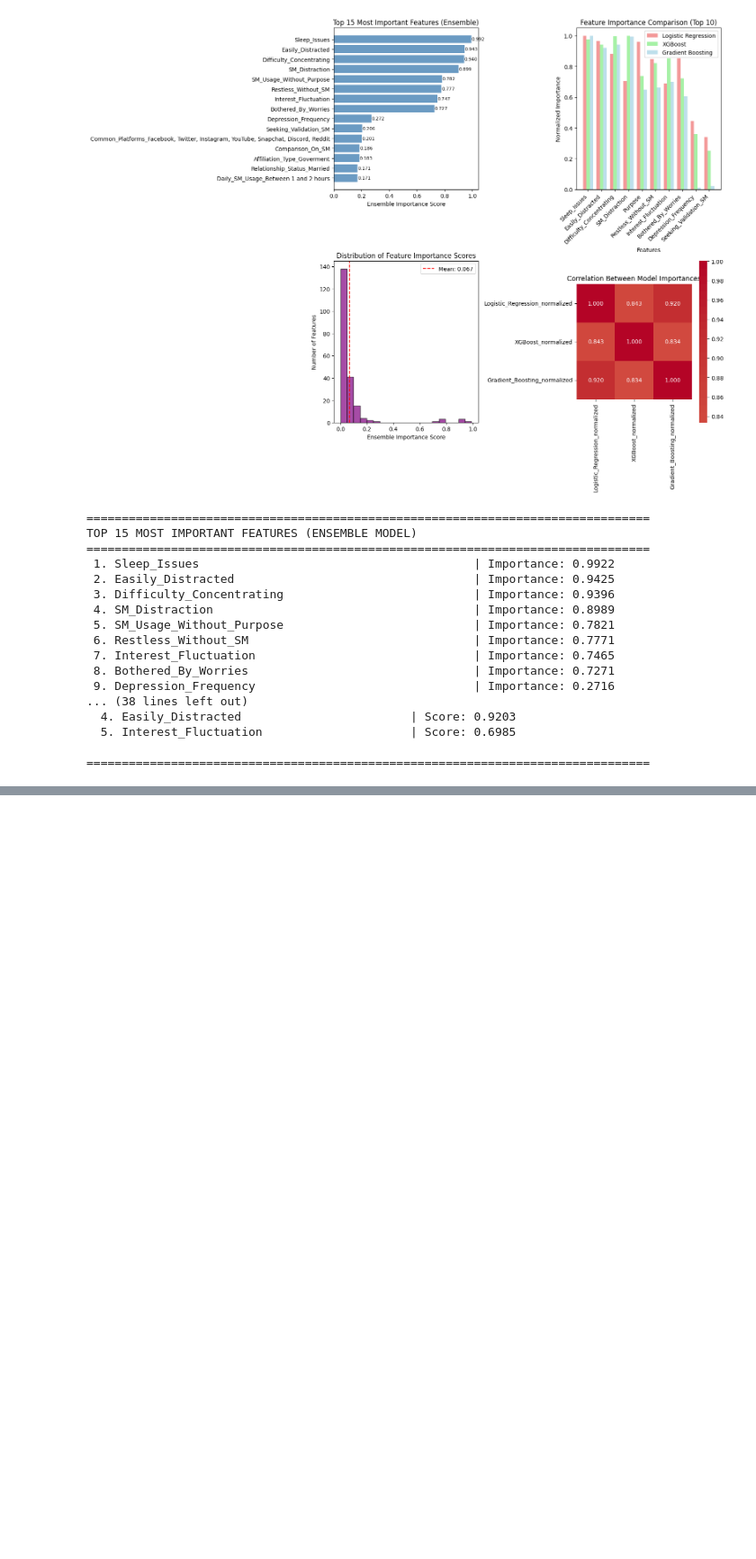
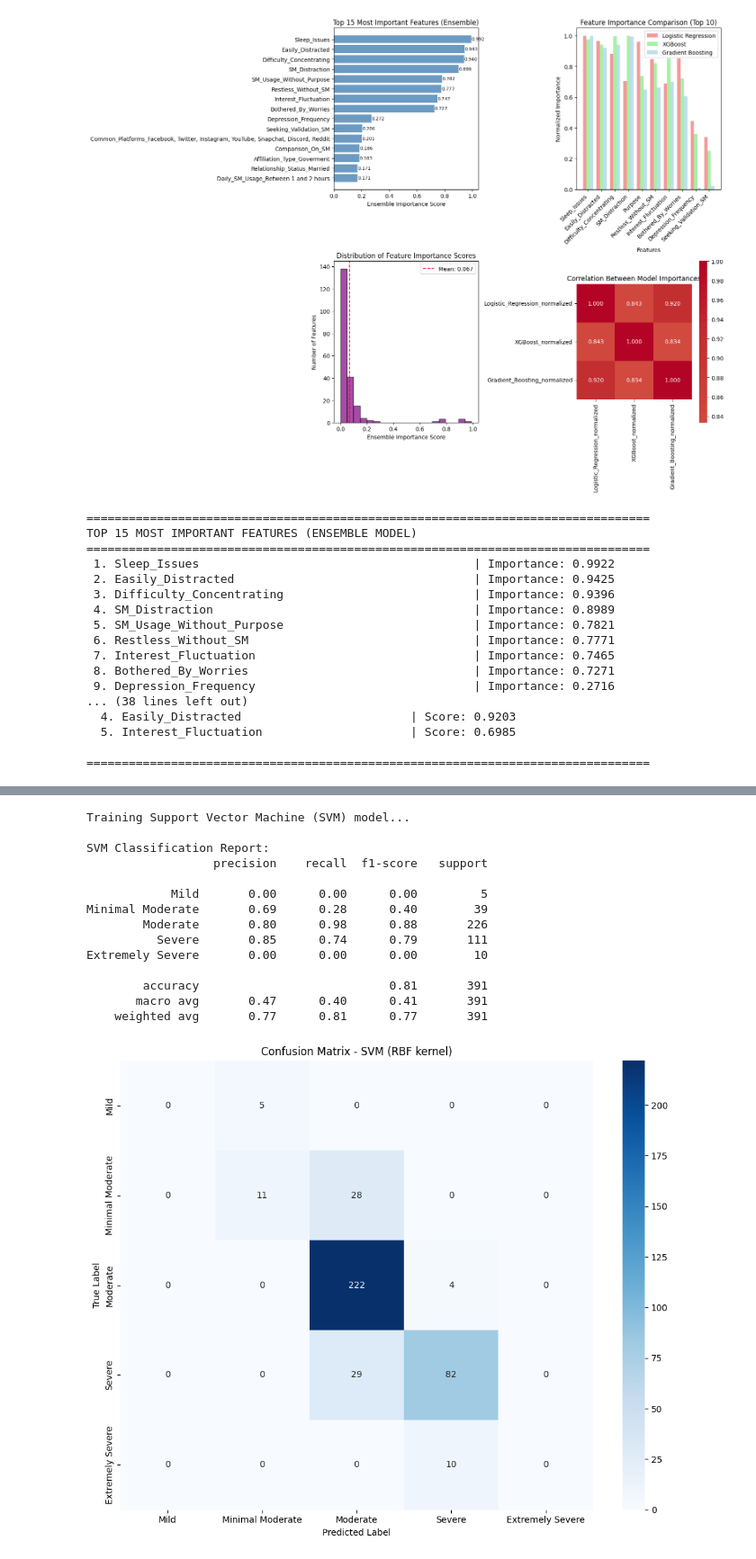
Before and after one commit to TasnimulIntazamAsif/Social_Media_Addiction, a Jupyter notebook: SMMH.ipynb, the cells around one changed output, grey strips where cells are left out. Shown at 90% size. Saved outputs shown, nothing was run; the diff lists cells and outputs as text; code cells hidden in the pictures; blank space fills up the shorter version.

```diff
--- a/SMMH.ipynb
+++ b/SMMH.ipynb
@@ -1749,0 +2334,68 @@ Model and preprocessor saved successfully!
+# %%
+# Support Vector Machine (SVM) Model - Training and Evaluation
+# Trains an SVM on the same split, prints classification report, and plots confusion matrix
+
+print("Training Support Vector Machine (SVM) model...")
+
+from sklearn.svm import SVC
+from sklearn.preprocessing import StandardScaler
+from sklearn.pipeline import Pipeline
+from sklearn.metrics import classification_report, confusion_matrix
+import seaborn as sns
+import matplotlib.pyplot as plt
+
+# Ensure train/test and encodings exist
+try:
+    # Use the aligned one-hot encoded matrices used by other linear/tree models
+    if 'X_train_aligned' not in locals() or 'X_test_aligned' not in locals():
+        # Fallback to create aligned matrices
+        X_train_encoded = pd.get_dummies(X_train)
+        X_test_encoded = pd.get_dummies(X_test)
+        X_train_aligned, X_test_aligned = X_train_encoded.align(X_test_encoded, join='left', axis=1, fill_value=0)
+
+    # Build pipeline: scaling + linear SVM with probability calibration via decision_function for metrics
+    svm_clf = Pipeline([
+        ('scaler', StandardScaler(with_mean=False)),  # with_mean=False for sparse-like one-hot
+        ('svc', SVC(kernel='rbf', C=2.0, gamma='scale', probability=False, random_state=42))
+    ])
+
+    # Fit
+    svm_clf.fit(X_train_aligned, y_train)
+
+    # Predict
+    y_pred_svm = svm_clf.predict(X_test_aligned)
+
+    # Report
+    print("\nSVM Classification Report:")
+    print(classification_report(y_test, y_pred_svm, target_names=['Mild', 'Minimal Moderate', 'Moderate', 'Severe', 'Extremely Severe']))
+
+    # Confusion matrix
+    plt.figure(figsize=(10, 8))
+    cm_svm = confusion_matrix(y_test, y_pred_svm)
+    sns.heatmap(cm_svm, annot=True, fmt='d', cmap='Blues',
+                xticklabels=['Mild', 'Minimal Moderate', 'Moderate', 'Severe', 'Extremely Severe'],
+                yticklabels=['Mild', 'Minimal Moderate', 'Moderate', 'Severe', 'Extremely Severe'])
+    plt.title('Confusion Matrix - SVM (RBF kernel)')
+    plt.ylabel('True Label')
+    plt.xlabel('Predicted Label')
+    plt.tight_layout()
+    plt.show()
+
+except Exception as e:
+    print(f"Error training/evaluating SVM: {e}")
+# %% [output]
+Training Support Vector Machine (SVM) model...
+
+SVM Classification Report:
+                  precision    recall  f1-score   support
+
+            Mild       0.00      0.00      0.00         5
+Minimal Moderate       0.69      0.28      0.40        39
+        Moderate       0.80      0.98      0.88       226
+          Severe       0.85      0.74      0.79       111
+Extremely Severe       0.00      0.00      0.00        10
+
+        accuracy                           0.81       391
+       macro avg       0.47      0.40      0.41       391
+    weighted avg       0.77      0.81      0.77       391
+[figure, added]
```
Also changed, not shown: parts of 9 cells of this notebook, 3 other files.
